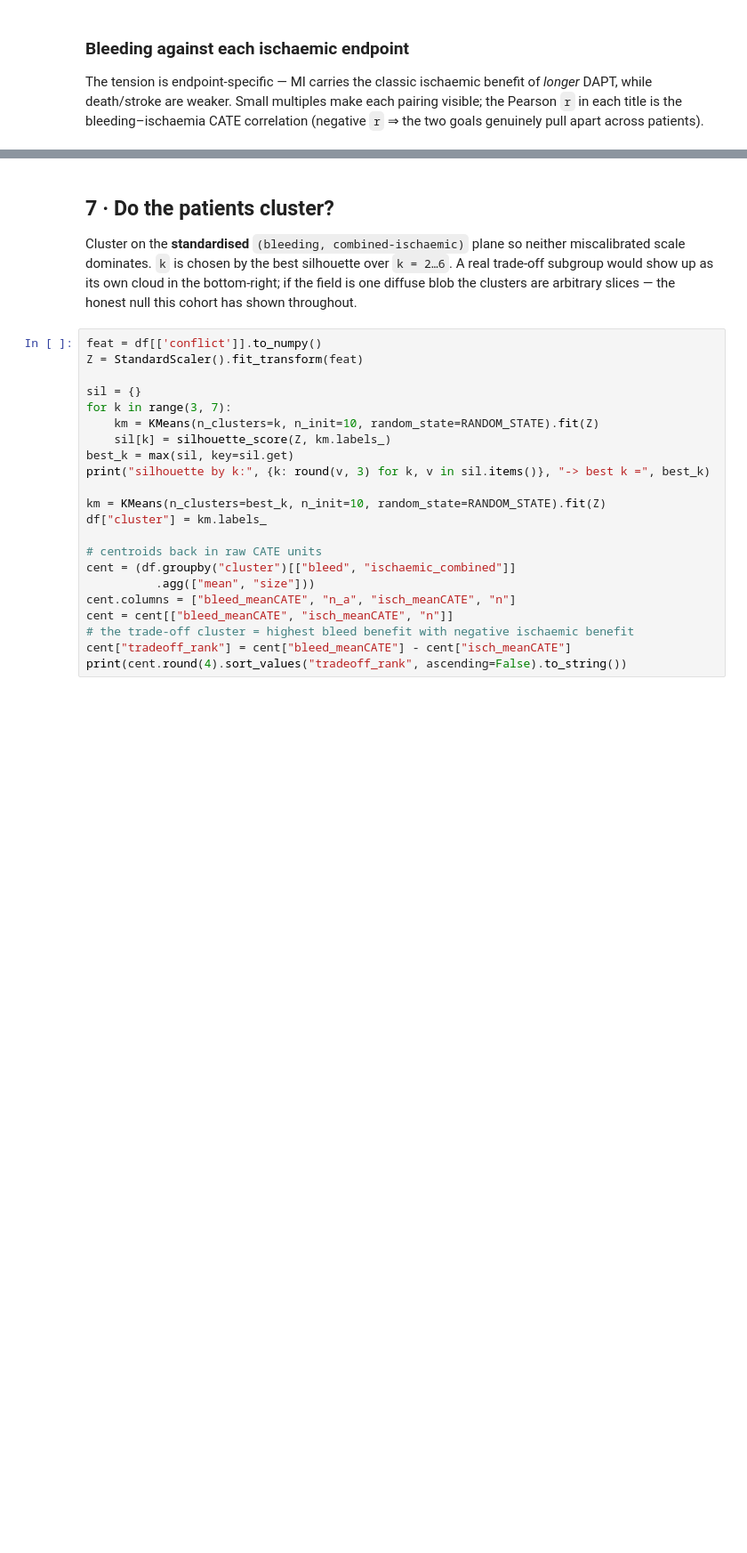
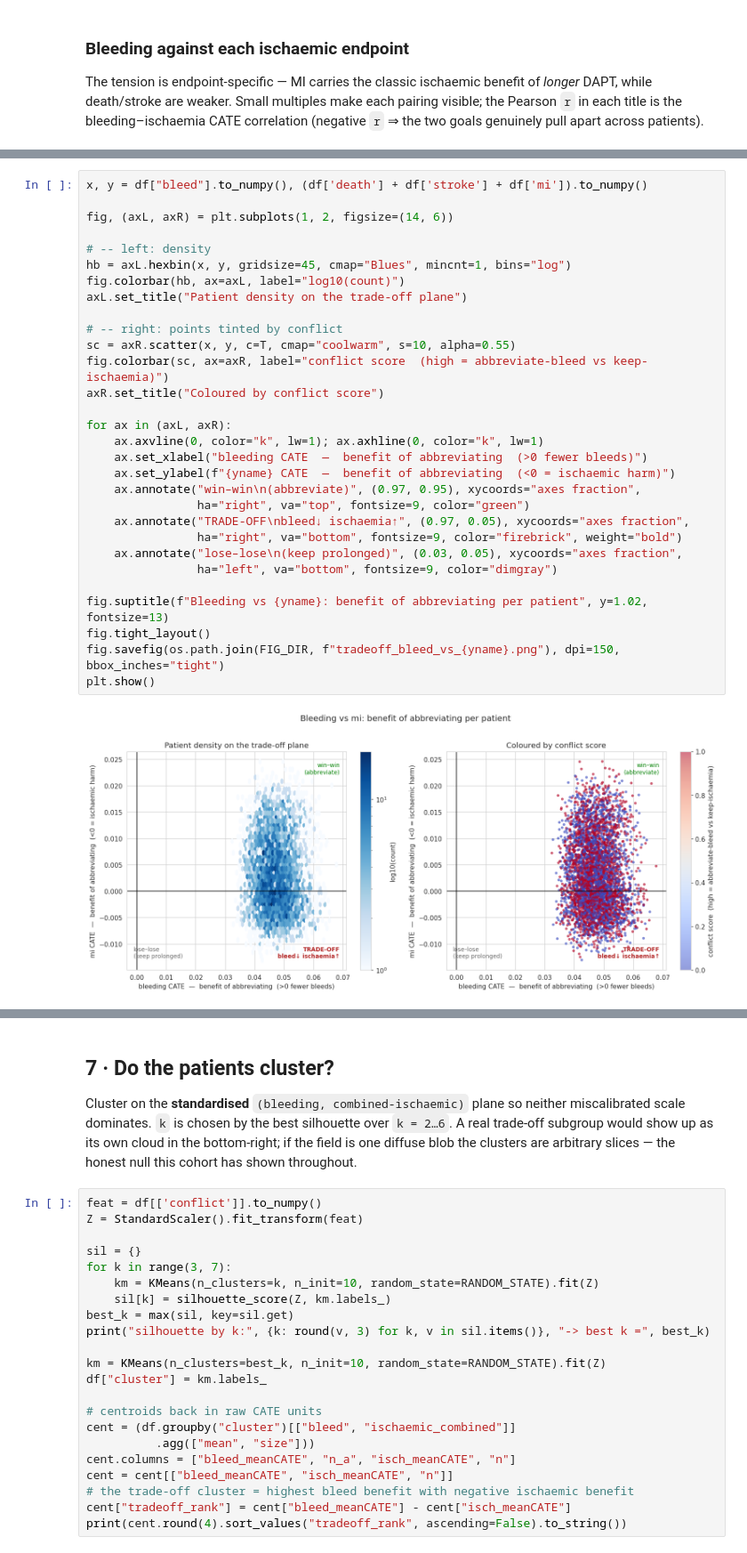
Before and after one commit to TommasoPioda/CATE-estimation-on-the-MASTER-DAPT-trial, a Jupyter notebook: Meta-learning/causal_forest/10_bleeding_ischemic_tradeoff.ipynb, the cells around one changed output, grey strips where cells are left out. Shown at 89% size. Cells and saved outputs as stored; diff of their text form; blank space fills up the shorter version.

```diff
--- a/Meta-learning/causal_forest/10_bleeding_ischemic_tradeoff.ipynb
+++ b/Meta-learning/causal_forest/10_bleeding_ischemic_tradeoff.ipynb
@@ -312,0 +379,32 @@ plt.show()
+# %%
+x, y = df["bleed"].to_numpy(), (df['death'] + df['stroke'] + df['mi']).to_numpy()
+
+fig, (axL, axR) = plt.subplots(1, 2, figsize=(14, 6))
+
+# -- left: density
+hb = axL.hexbin(x, y, gridsize=45, cmap="Blues", mincnt=1, bins="log")
+fig.colorbar(hb, ax=axL, label="log10(count)")
+axL.set_title("Patient density on the trade-off plane")
+
+# -- right: points tinted by conflict
+sc = axR.scatter(x, y, c=T, cmap="coolwarm", s=10, alpha=0.55)
+fig.colorbar(sc, ax=axR, label="conflict score  (high = abbreviate-bleed vs keep-ischaemia)")
+axR.set_title("Coloured by conflict score")
+
+for ax in (axL, axR):
+    ax.axvline(0, color="k", lw=1); ax.axhline(0, color="k", lw=1)
+    ax.set_xlabel("bleeding CATE  —  benefit of abbreviating  (>0 fewer bleeds)")
+    ax.set_ylabel(f"{yname} CATE  —  benefit of abbreviating  (<0 = ischaemic harm)")
+    ax.annotate("win–win\n(abbreviate)", (0.97, 0.95), xycoords="axes fraction",
+                ha="right", va="top", fontsize=9, color="green")
+    ax.annotate("TRADE-OFF\nbleed↓ ischaemia↑", (0.97, 0.05), xycoords="axes fraction",
+                ha="right", va="bottom", fontsize=9, color="firebrick", weight="bold")
+    ax.annotate("lose–lose\n(keep prolonged)", (0.03, 0.05), xycoords="axes fraction",
+                ha="left", va="bottom", fontsize=9, color="dimgray")
+
+fig.suptitle(f"Bleeding vs {yname}: benefit of abbreviating per patient", y=1.02, fontsize=13)
+fig.tight_layout()
+fig.savefig(os.path.join(FIG_DIR, f"tradeoff_bleed_vs_{yname}.png"), dpi=150, bbox_inches="tight")
+plt.show()
+# %% [output]
+[figure, added]
```
Also changed, not shown: parts of 18 cells of this notebook.
